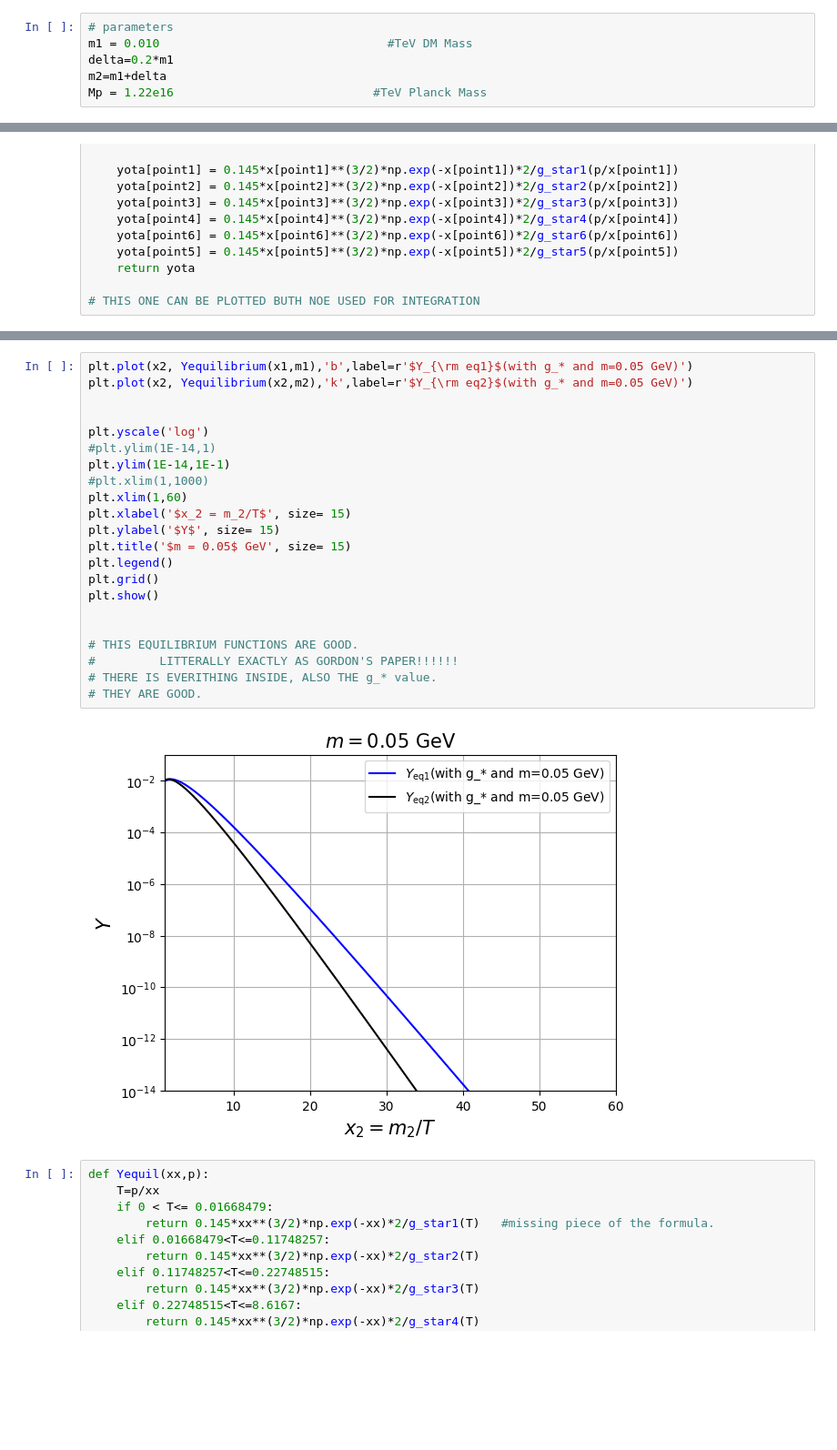
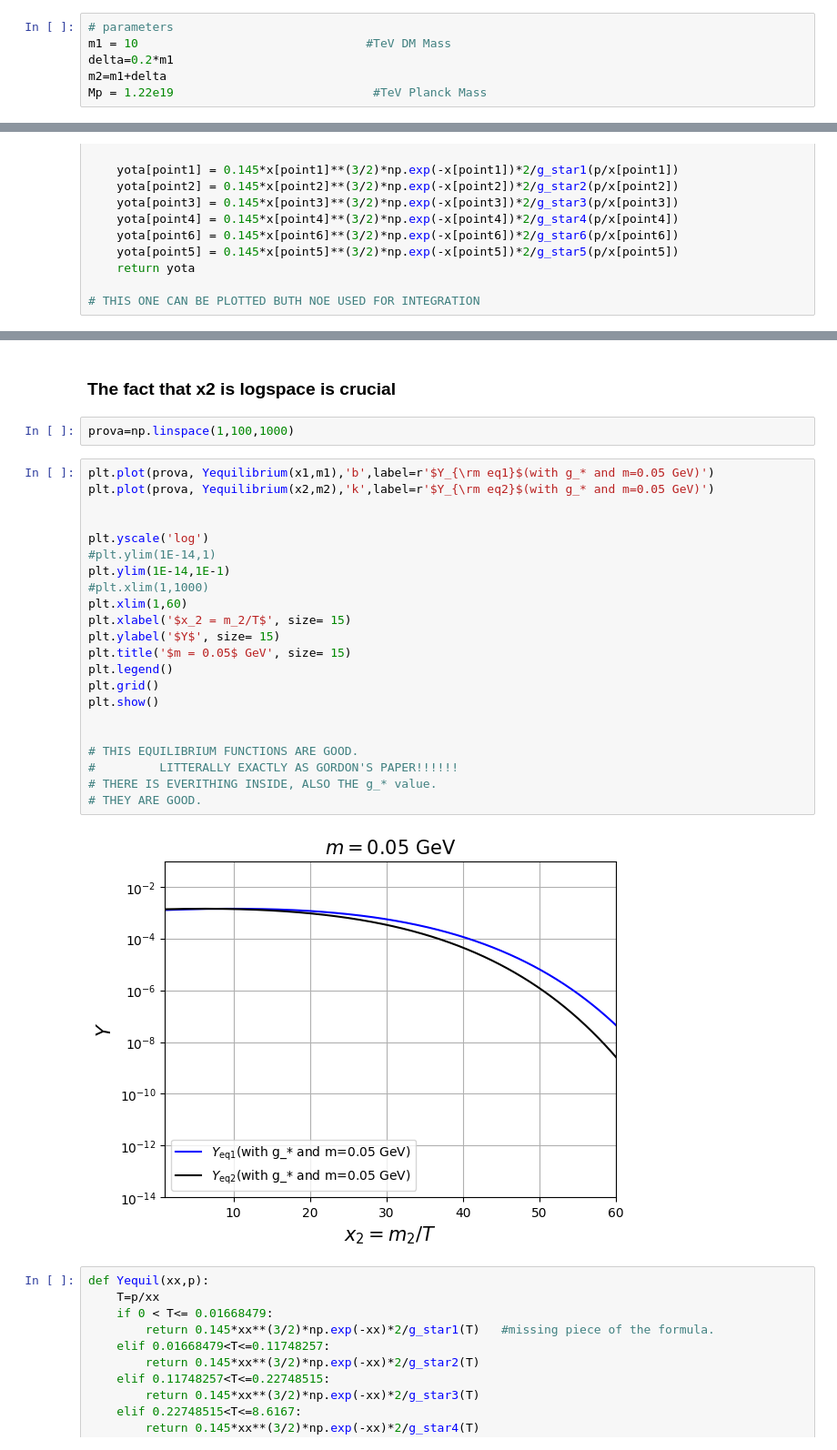
Before and after one commit to nico0407/DM-freeze-out, a Jupyter notebook: iDM-freze-out/iDM freeze-out-integration_unpolarized_copia_changed-mass.ipynb, the cells around one changed output, grey strips where cells are left out. Shown at 91% size. Saved outputs shown, nothing was run; the diff lists cells and outputs as text; blank space fills up the shorter version.

```diff
--- a/iDM-freze-out/iDM freeze-out-integration_unpolarized_copia_changed-mass.ipynb
+++ b/iDM-freze-out/iDM freeze-out-integration_unpolarized_copia_changed-mass.ipynb
@@ -519,10 +519,10 @@ DENOMINATOR
 # Define some parameters
 # %%
 # parameters
-m1 = 0.010                                #TeV DM Mass
+m1 = 10                                #TeV DM Mass
 delta=0.2*m1
 m2=m1+delta
-Mp = 1.22e16                            #TeV Planck Mass
+Mp = 1.22e19                            #TeV Planck Mass
 # %% [markdown]
 $x1=m1/T$. In our case $m_2$ will be $m_1+\delta$.
 
@@ -589,27 +613,31 @@ def Yequilibrium(x,p):
+# %% [markdown]
+### The fact that x2 is logspace is crucial
+# %%
+prova=np.linspace(1,100,1000)
 # %%
-plt.plot(x2, Yequilibrium(x1,m1),'b',label=r'$Y_{\rm eq1}$(with g_* and m=0.05 GeV)')
-plt.plot(x2, Yequilibrium(x2,m2),'k',label=r'$Y_{\rm eq2}$(with g_* and m=0.05 GeV)')
+plt.plot(prova, Yequilibrium(x1,m1),'b',label=r'$Y_{\rm eq1}$(with g_* and m=0.05 GeV)')
+plt.plot(prova, Yequilibrium(x2,m2),'k',label=r'$Y_{\rm eq2}$(with g_* and m=0.05 GeV)')
 
 
 plt.yscale('log')
 #plt.ylim(1E-14,1)
 plt.ylim(1E-14,1E-1)
 #plt.xlim(1,1000)
 plt.xlim(1,60)
 plt.xlabel('$x_2 = m_2/T$', size= 15)
 plt.ylabel('$Y$', size= 15)
 plt.title('$m = 0.05$ GeV', size= 15)
 plt.legend()
 plt.grid()
 plt.show()
 
 
 # THIS EQUILIBRIUM FUNCTIONS ARE GOOD.
 #         LITTERALLY EXACTLY AS GORDON'S PAPER!!!!!!
 # THERE IS EVERITHING INSIDE, ALSO THE g_* value.
 # THEY ARE GOOD.
 # %% [output]
-[figure, old version]
+[figure, new version]
 # %%
 def Yequil(xx,p):
     T=p/xx
```
Also changed, not shown: parts of 9 cells of this notebook.
